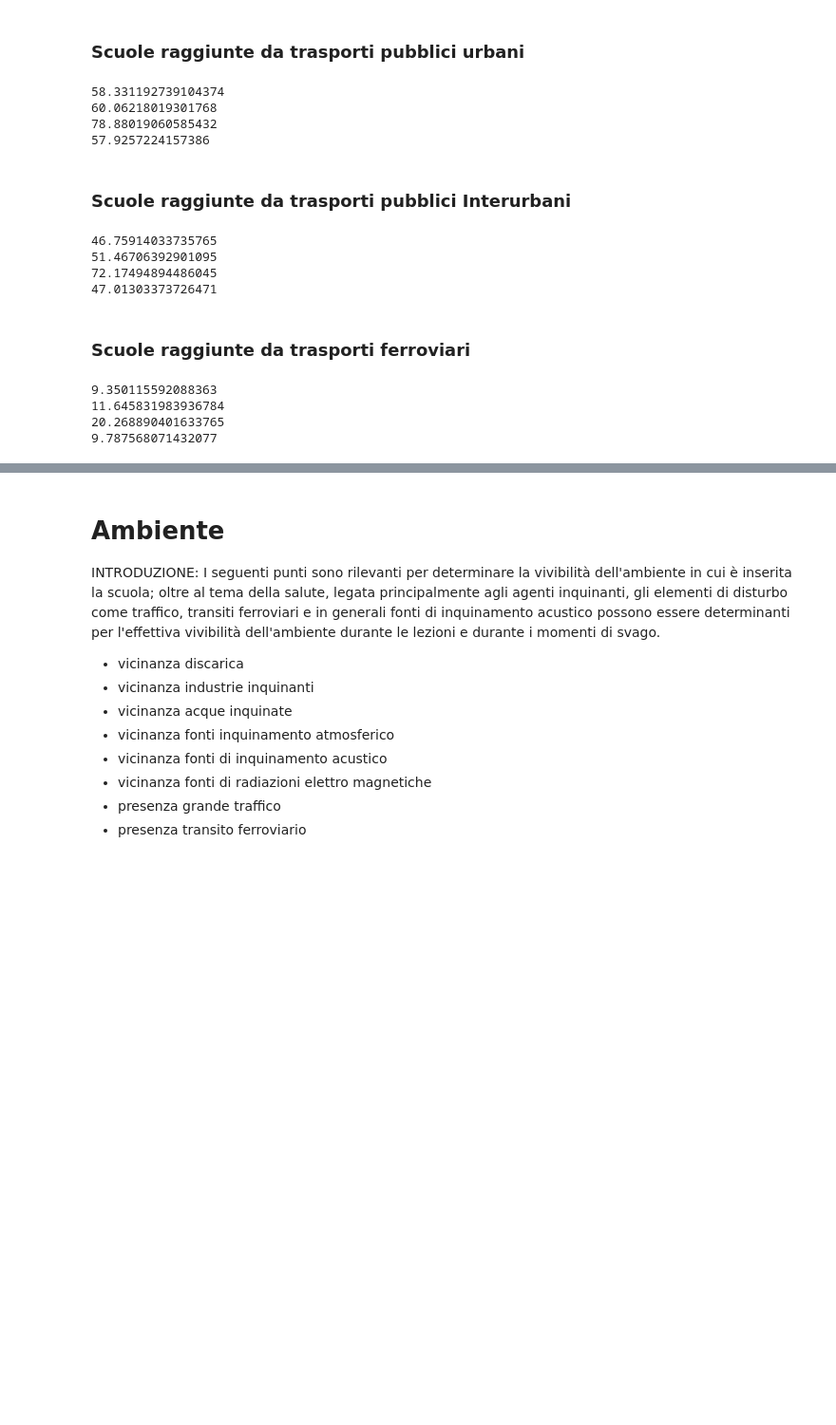
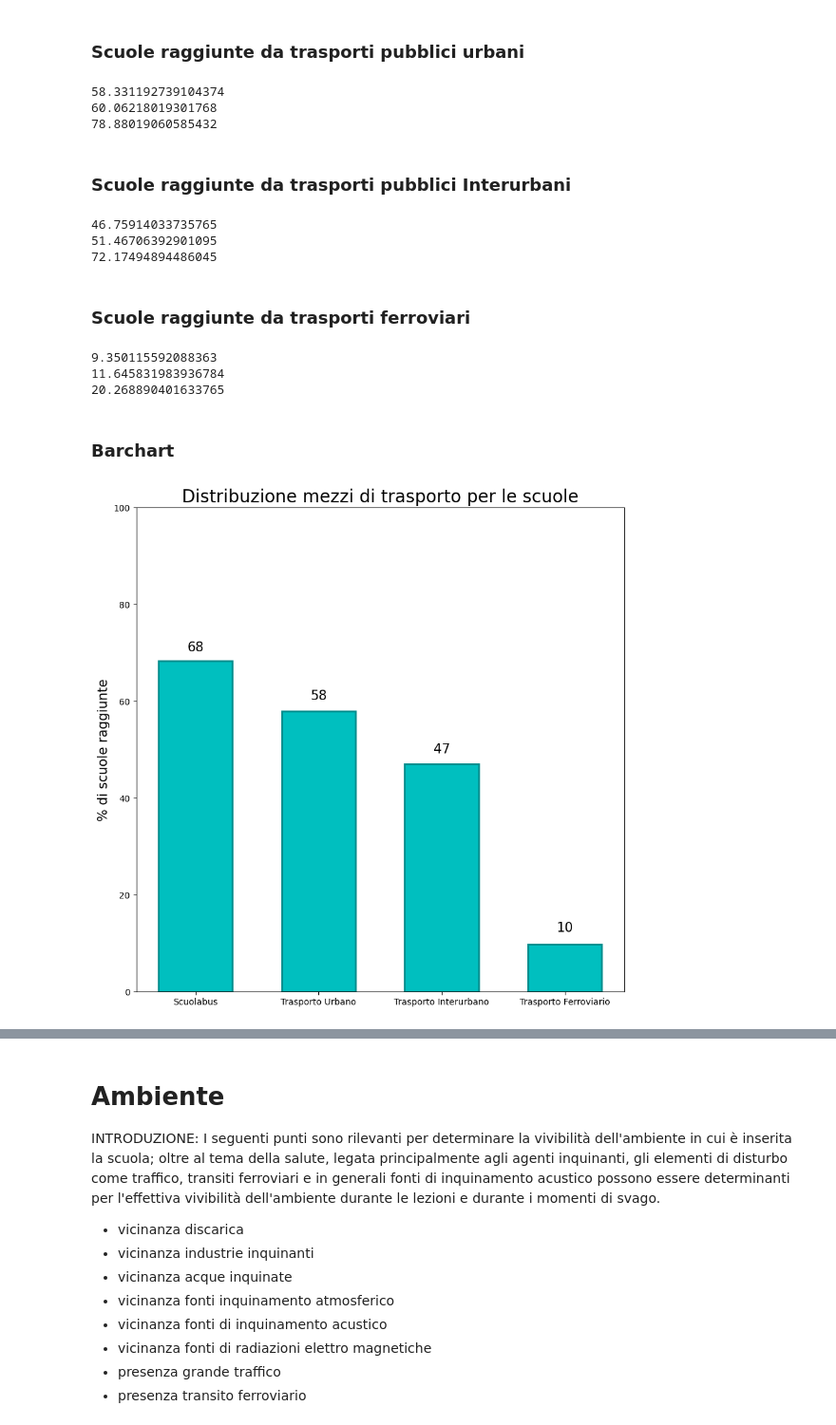
Before and after one commit to bolla99/datavis-project, a Jupyter notebook: notebook_bolla.ipynb, the cells around one changed output, grey strips where cells are left out. Shown at 95% size. Drawn from its saved outputs; the diff is of its cells as text; code cells hidden in the pictures; blank space fills up the shorter version.

```diff
--- a/notebook_bolla.ipynb
+++ b/notebook_bolla.ipynb
@@ -442,12 +441,17 @@ print(len(elementari_urbano) / len(codici_scuola_elementari) * 100)
 print(len(medie_urbano) / len(codici_scuola_medie) * 100)
 print(len(superiori_urbano) / len(codici_scuola_superiori) * 100)
 
-print(len(codici_scuola_urbano) / len(codici_scuola) * 100)
+percentuali_urbano = [
+    len(elementari_urbano) / len(codici_scuola_elementari) * 100,
+    len(medie_urbano) / len(codici_scuola_medie) * 100,
+    len(superiori_urbano) / len(codici_scuola_superiori) * 100
+]
+
+percentuale_urbano = len(codici_scuola_urbano) / len(codici_scuola) * 100
 # %% [output]
 58.331192739104374
 60.06218019301768
 78.88019060585432
-57.9257224157386
 # %% [markdown]
 ### Scuole raggiunte da trasporti pubblici Interurbani
 # %%
@@ -462,12 +466,17 @@ print(len(elementari_interurbano) / len(codici_scuola_elementari) * 100)
 print(len(medie_interurbano) / len(codici_scuola_medie) * 100)
 print(len(superiori_interurbano) / len(codici_scuola_superiori) * 100)
 
-print(len(codici_scuola_interurbano) / len(codici_scuola) * 100)
+percentuali_interurbano = [
+    len(elementari_interurbano) / len(codici_scuola_elementari) * 100,
+    len(medie_interurbano) / len(codici_scuola_medie) * 100,
+    len(superiori_interurbano) / len(codici_scuola_superiori) * 100
+]
+
+percentuale_interurbano = len(codici_scuola_interurbano) / len(codici_scuola) * 100
 # %% [output]
 46.75914033735765
 51.46706392901095
 72.17494894486045
-47.01303373726471
 # %% [markdown]
 ### Scuole raggiunte da trasporti ferroviari
 # %%
@@ -482,9 +491,42 @@ print(len(elementari_ferroviario) / len(codici_scuola_elementari) * 100)
 print(len(medie_ferroviario) / len(codici_scuola_medie) * 100)
 print(len(superiori_ferroviario) / len(codici_scuola_superiori) * 100)
 
-print(len(codici_scuola_ferroviario) / len(codici_scuola) * 100)
+percentuali_ferroviario = [
+    len(elementari_ferroviario) / len(codici_scuola_elementari) * 100,
+    len(medie_ferroviario) / len(codici_scuola_medie) * 100,
+    len(superiori_ferroviario) / len(codici_scuola_superiori) * 100
+]
+
+percentuale_ferroviario = len(codici_scuola_ferroviario) / len(codici_scuola) * 100
 # %% [output]
 9.350115592088363
 11.645831983936784
 20.268890401633765
-9.787568071432077
+# %% [markdown]
+### Barchart
+# %%
+fig, ax = plt.subplots(figsize=(10,10))
+
+plt.ylim([0, 100])
+
+def autolabel(rects):
+    for rect in rects:
+        height = round(rect.get_height())
+        ax.annotate('{}'.format(height),
+                    xy=(rect.get_x() + rect.get_width() / 2, height),
+                    xytext=(0, 10),  # 3 points vertical offset
+                    textcoords="offset points",
+                    ha='center', va='bottom', fontsize=15)
+
+
+
+mezzi_labels = ['Scuolabus', 'Trasporto Urbano', 'Trasporto Interurbano', 'Trasporto Ferroviario']
+percentuali = [percentuale_scuolabus, percentuale_urbano, percentuale_interurbano, percentuale_ferroviario]
+plt.title('Distribuzione mezzi di trasporto per le scuole', fontsize=20)
+plt.ylabel("% di scuole raggiunte", fontsize=15)
+
+bars = plt.bar(mezzi_labels, percentuali, 0.6, color='c', edgecolor='darkcyan', linewidth=2)
+#ax.bar_label(bars)
+autolabel(bars)
+# %% [output]
+[figure, added]
```
Also changed, not shown: parts of 6 cells of this notebook.
